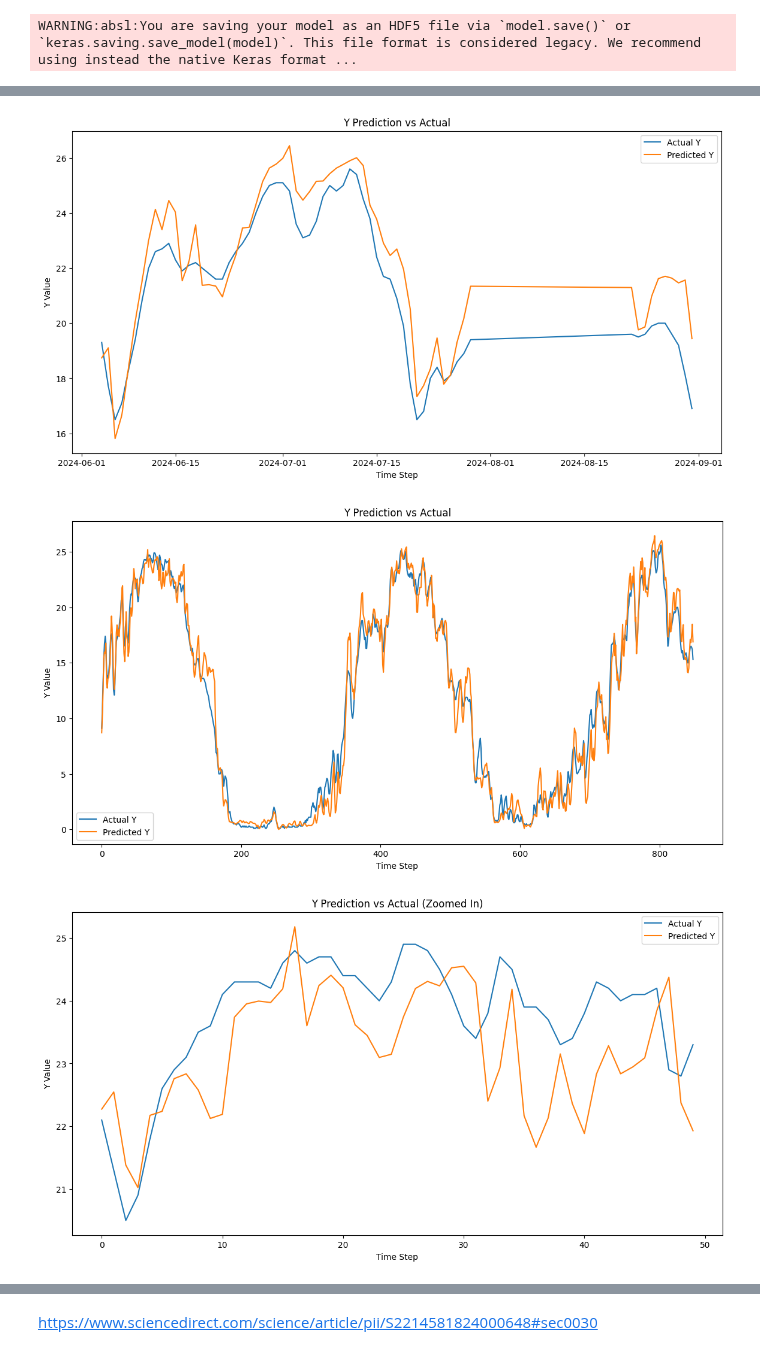
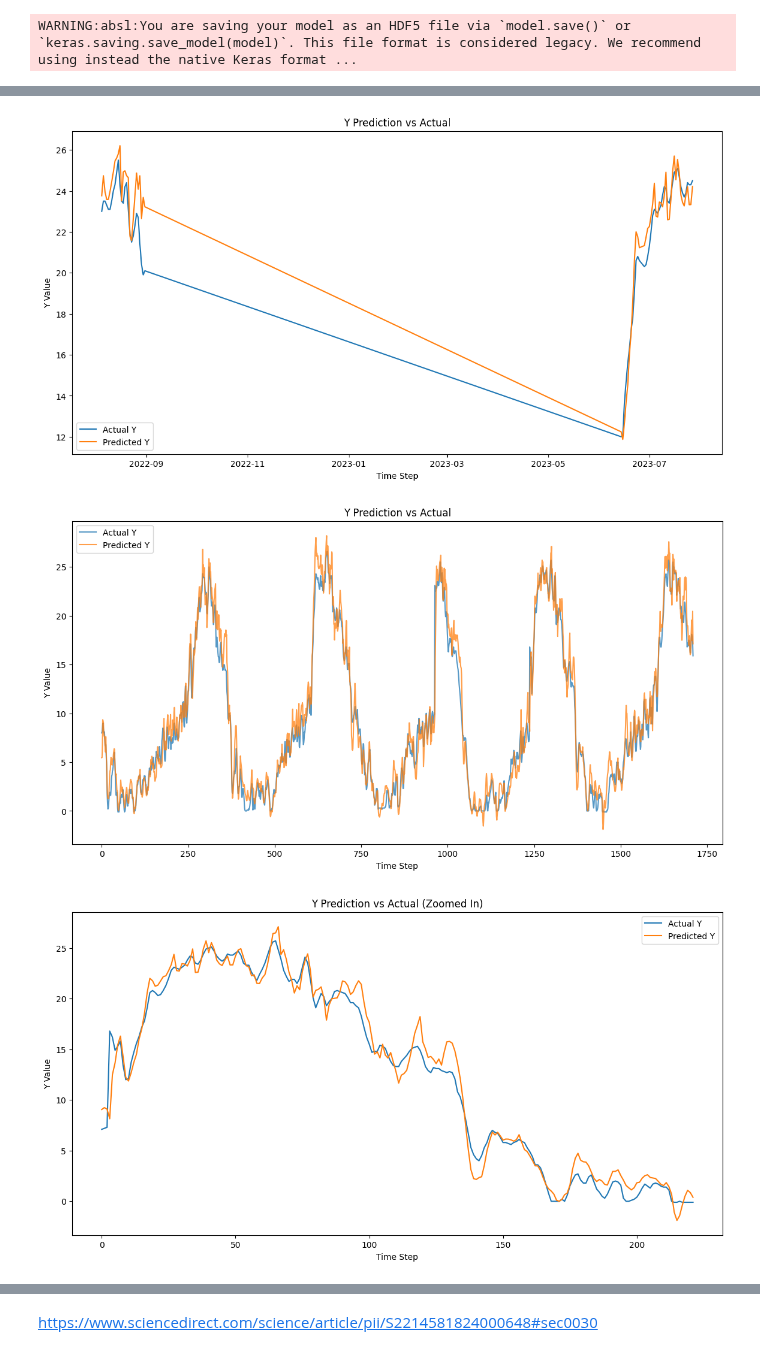
Before and after one commit to th2018/stream_thermal_2025_ms, a Jupyter notebook: LSTM/LSTM_single_station.ipynb, the cells around one changed output, grey strips where cells are left out. Cells and saved outputs as stored; diff of their text form; code cells hidden in the pictures.

```diff
--- a/LSTM/LSTM_single_station.ipynb
+++ b/LSTM/LSTM_single_station.ipynb
@@ -48,7 +48,7 @@ print("Current time:", current_time)
 startDate = "1995-10-01"
 endDate = "2024-09-30"
 model_site = [
-            '13176400' #"12305000"#"13311450" # "13296000"
+            '13340000'#'13176400' #"12305000"#"13311450" # "13296000"
 ]
 units_day = 365
 missing_data_threshold = 0.90 *365
@@ -215,7 +215,7 @@ See the caveats in the documentation: https://pandas.pydata.org/pandas-docs/stab
 # 'timesteps' (also known as look_back) determines how many previous time steps
 # the LSTM will consider to predict the next value.
 
-look_back = 12 # You can adjust this based on your data's seasonality/dependencies
+look_back = 6 # You can adjust this based on your data's seasonality/dependencies
 
 def create_sequences(data, look_back, features_cols, target_col):
     X, Y = [], []
@@ -256,7 +256,8 @@ Test samples: 849
 # --- 5. Build LSTM Model ---
 h1= 100
 h2 =  50
-optimizer=    Adam(learning_rate=0.001) #'adam'
+learning_rate = 0.001
+optimizer=    Adam(learning_rate= learning_rate ) #'adam'
 d1 = 0.05
 d2 = 0.005
 
@@ -461,33 +462,33 @@ plt.ylabel('Y Value')
 plt.legend()
 plt.show()
 # %% [output]
-[figure, old version]
+[figure, new version]
 # %%
 
 
 
 # --- 9. Visualize Predictions vs. Actual ---
 plt.figure(figsize=(14, 7))
-plt.plot(Y_test_original, label='Actual Y')
-plt.plot(Y_pred, label='Predicted Y')
+plt.plot(Y_test_original, label='Actual Y' ,alpha=alpha )
+plt.plot(Y_pred, label='Predicted Y' ,alpha=alpha)
 plt.title('Y Prediction vs Actual')
 plt.xlabel('Time Step')
 plt.ylabel('Y Value')
 plt.legend()
 plt.show()
 
 # Optional: Plot a smaller segment for better detail
 plt.figure(figsize=(14, 7))
-plt.plot(Y_test_original[50:100], label='Actual Y')
-plt.plot(Y_pred[50:100], label='Predicted Y')
+plt.plot(Y_test_original[1234:1456], label='Actual Y')
+plt.plot(Y_pred[ 1234:1456 ], label='Predicted Y')
 plt.title('Y Prediction vs Actual (Zoomed In)')
 plt.xlabel('Time Step')
 plt.ylabel('Y Value')
 plt.legend()
 plt.show()
 # %% [output]
-[figure, old version]
+[figure, new version]
-[figure, old version]
+[figure, new version]
 # %%
 
 #print("h1:", h1)
```
Also changed, not shown: parts of 14 cells of this notebook.
